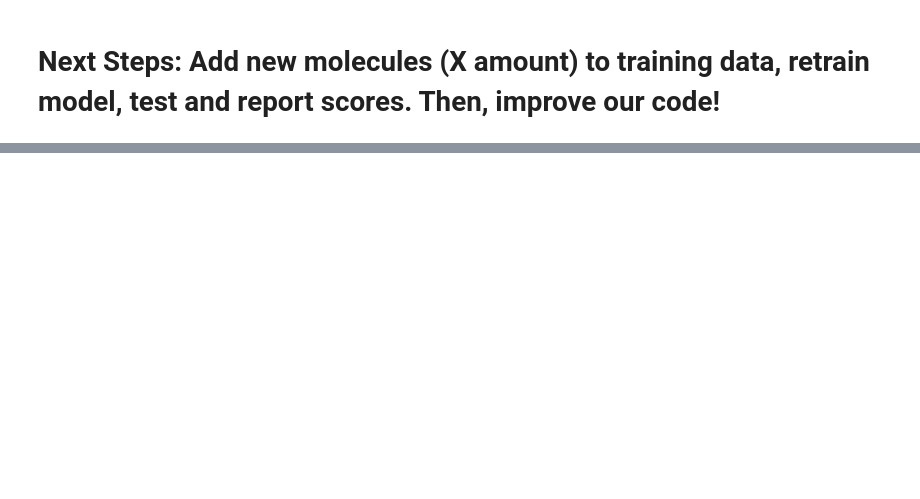
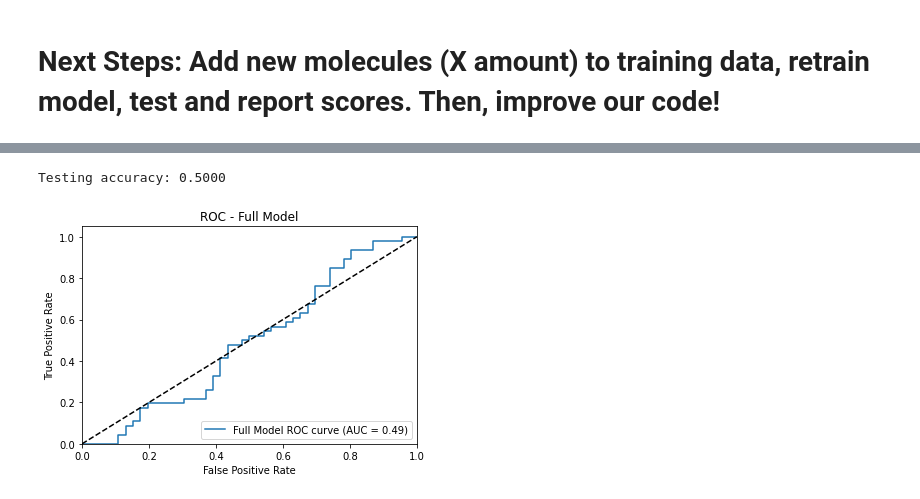
Before and after one commit to Jonpot/MoleculeGen, a Jupyter notebook: HEGNN_GraphRNN_tests.ipynb, the cells around one changed output, grey strips where cells are left out. Saved outputs shown, nothing was run; the diff lists cells and outputs as text; code cells hidden in the pictures; blank space fills up the shorter version.

Commit message:
made end-to-end with testing

```diff
--- a/HEGNN_GraphRNN_tests.ipynb
+++ b/HEGNN_GraphRNN_tests.ipynb
@@ -1312,0 +1455,11 @@ set_of_new_smiles
+# %%
+from torch_geometric.loader import DataLoader #fixes bug used by other library loader for graphRNN portion
+
+# Create DataLoaders
+batch_size = 8 #was 32
+print(f"Number of training samples: {len(train_dataset)}")
+train_loader = DataLoader(train_dataset, batch_size=batch_size, shuffle=True)
+
+criterion = nn.BCEWithLogitsLoss()
+optimizer = torch.optim.Adam(model.parameters(), lr=0.001)
+model = HEGNNClassifier(heg_nn, hidden_dim).to(device)
@@ -1312,0 +1494,36 @@ set_of_new_smiles
+# %%
+# Evaluate the full model on the test set and plot ROC curve
+model.eval()
+all_preds = []
+all_labels = []
+with torch.no_grad():
+    for data in test_loader:
+        data = data.to(device)
+        out, _ = model(data)
+        preds = torch.sigmoid(out).cpu().numpy()
+        labels = data.y.cpu().numpy()
+        all_preds.extend(preds)
+        all_labels.extend(labels)
+
+accuracy = get_accuracy(all_preds, all_labels)
+print(f"Testing accuracy: {accuracy:.4f}")
+
+# Compute ROC curve and AUC
+fpr, tpr, thresholds = roc_curve(all_labels, all_preds)
+
+roc_auc = auc(fpr, tpr)
+
+# Plot ROC curve
+plt.figure()
+plt.plot(fpr, tpr, label=f'Full Model ROC curve (AUC = {roc_auc:.2f})')
+plt.plot([0, 1], [0, 1], 'k--')
+plt.xlim([0.0, 1.0])
+plt.ylim([0.0, 1.05])
+plt.xlabel('False Positive Rate')
+plt.ylabel('True Positive Rate')
+plt.title('ROC - Full Model')
+plt.legend(loc='lower right')
+plt.show()
+# %% [output]
+Testing accuracy: 0.5000
+[figure, added]
```
Also changed, not shown: parts of 21 cells of this notebook.
